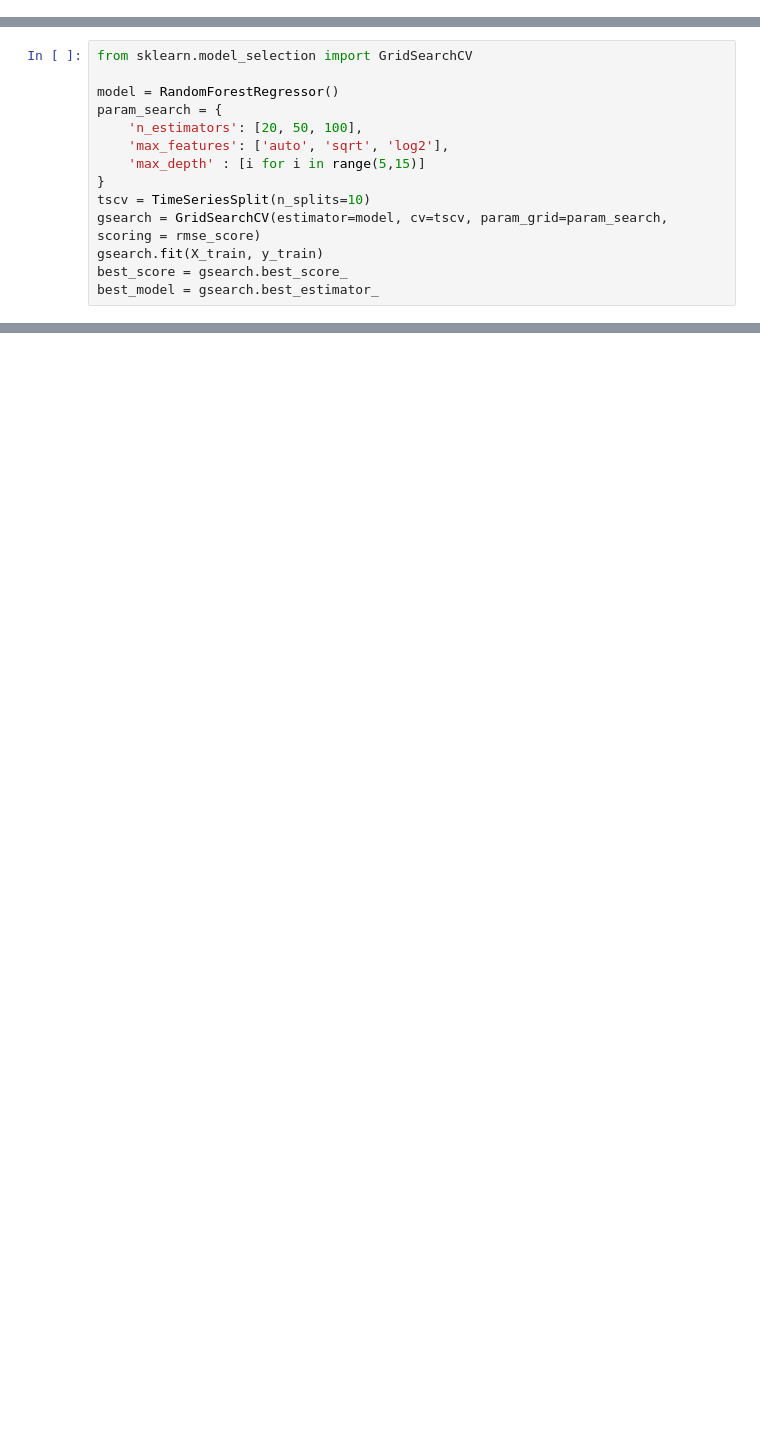
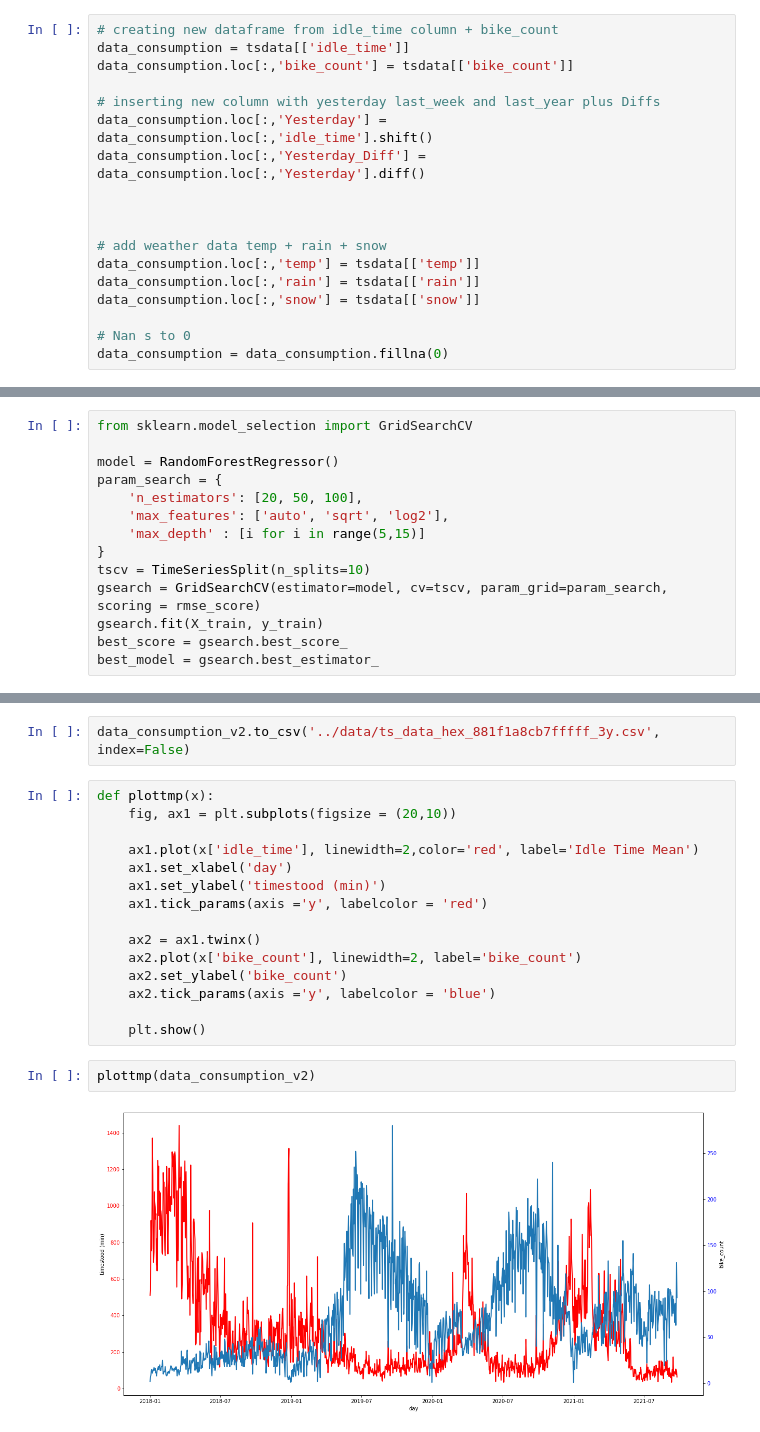
Before and after one commit to jw54kysa/bachelor_thesis_idle_time_prediction_nextbike, a Jupyter notebook: scripts/S4_start_time_series_weighted_mean.ipynb, the cells around one changed output, grey strips where cells are left out. Saved outputs shown, nothing was run; the diff lists cells and outputs as text; blank space fills up the shorter version.

```diff
--- a/scripts/S4_start_time_series_weighted_mean.ipynb
+++ b/scripts/S4_start_time_series_weighted_mean.ipynb
@@ -214,0 +209,18 @@ data_consumption.head()
+# %%
+# creating new dataframe from idle_time column + bike_count
+data_consumption = tsdata[['idle_time']]
+data_consumption.loc[:,'bike_count'] = tsdata[['bike_count']]
+
+# inserting new column with yesterday last_week and last_year plus Diffs
+data_consumption.loc[:,'Yesterday'] = data_consumption.loc[:,'idle_time'].shift()
+data_consumption.loc[:,'Yesterday_Diff'] = data_consumption.loc[:,'Yesterday'].diff()
+
+
+
+# add weather data temp + rain + snow
+data_consumption.loc[:,'temp'] = tsdata[['temp']]
+data_consumption.loc[:,'rain'] = tsdata[['rain']]
+data_consumption.loc[:,'snow'] = tsdata[['snow']]
+
+# Nan s to 0
+data_consumption = data_consumption.fillna(0)
@@ -314,0 +397,21 @@ len(X_test)
+# %%
+data_consumption_v2.to_csv('../data/ts_data_hex_881f1a8cb7fffff_3y.csv', index=False)
+# %%
+def plottmp(x):
+    fig, ax1 = plt.subplots(figsize = (20,10))
+
+    ax1.plot(x['idle_time'], linewidth=2,color='red', label='Idle Time Mean')
+    ax1.set_xlabel('day')
+    ax1.set_ylabel('timestood (min)')
+    ax1.tick_params(axis ='y', labelcolor = 'red')
+
+    ax2 = ax1.twinx()
+    ax2.plot(x['bike_count'], linewidth=2, label='bike_count')
+    ax2.set_ylabel('bike_count')
+    ax2.tick_params(axis ='y', labelcolor = 'blue')
+
+    plt.show()
+# %%
+plottmp(data_consumption_v2)
+# %% [output]
+[figure, added]
```
Also changed, not shown: parts of 29 cells of this notebook, 2 other files.
